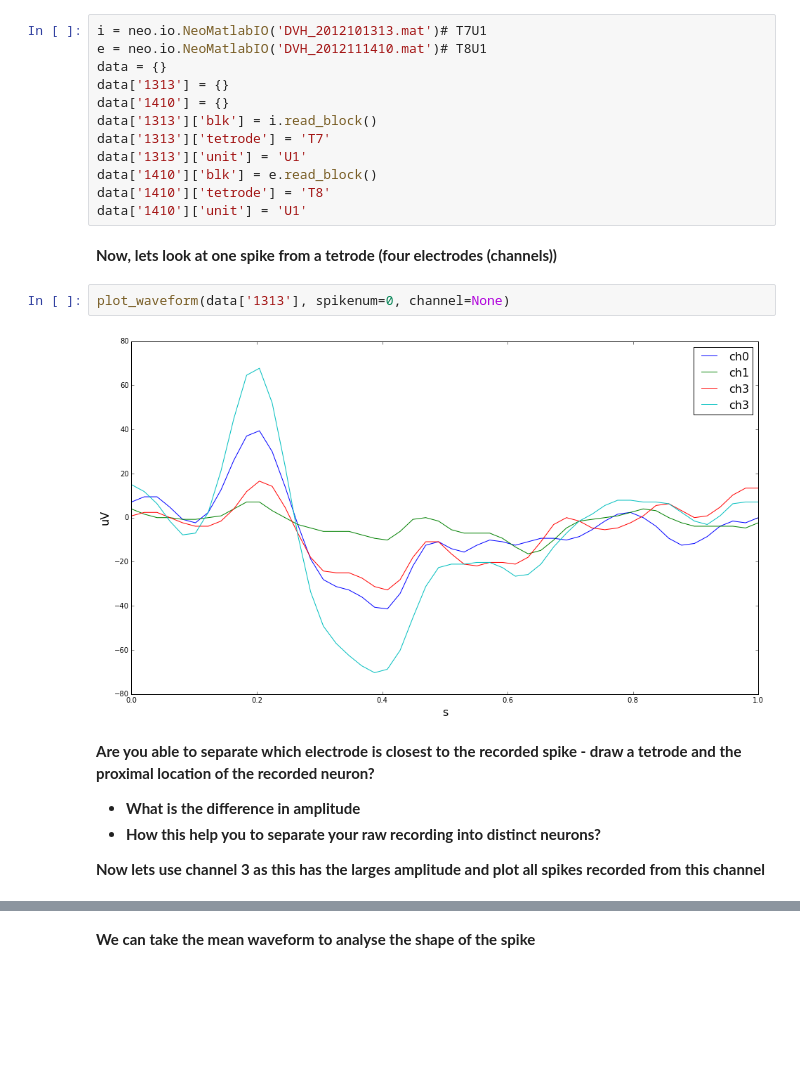
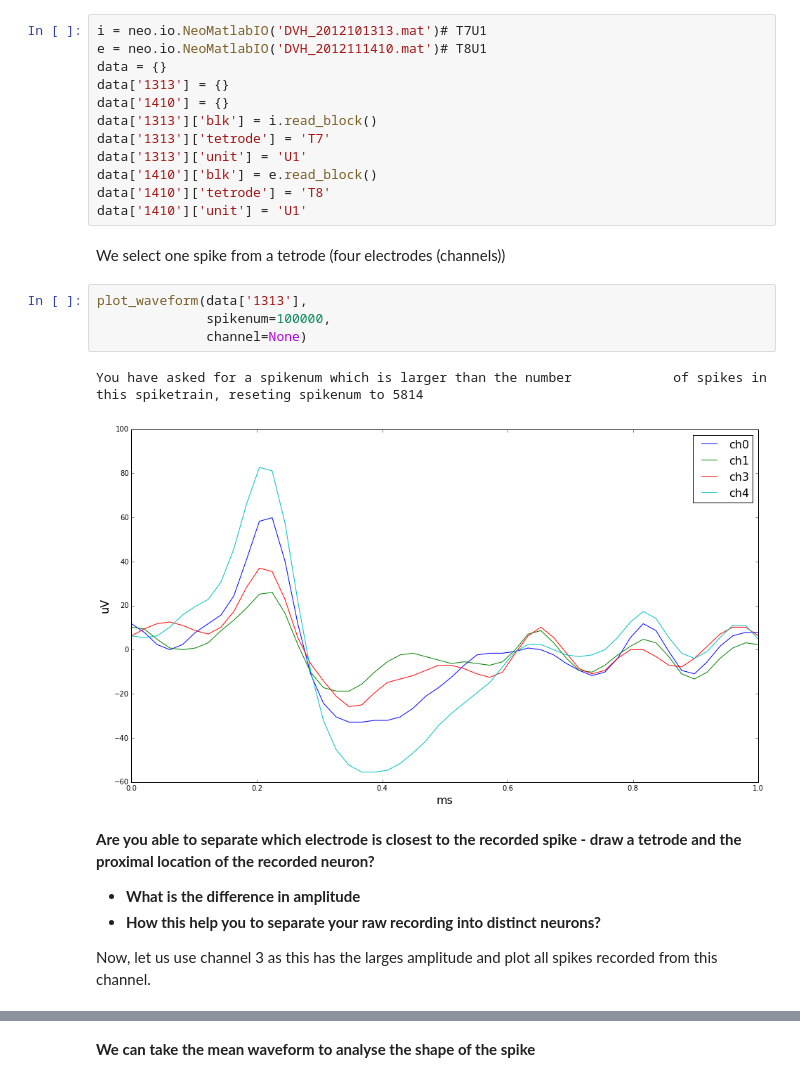
Before and after one commit to CINPLA/SummerSchool2015, a Jupyter notebook: MultiunitExcellAnalysis.ipynb, the cells around one changed output, grey strips where cells are left out. Cells and saved outputs as stored; diff of their text form; blank space fills up the shorter version.

```diff
--- a/MultiunitExcellAnalysis.ipynb
+++ b/MultiunitExcellAnalysis.ipynb
@@ -42,15 +42,18 @@ data['1410']['blk'] = e.read_block()
 data['1410']['tetrode'] = 'T8'
 data['1410']['unit'] = 'U1'
 # %% [markdown]
-**Now, lets look at one spike from a tetrode (four electrodes (channels))**
+We select one spike from a tetrode (four electrodes (channels))
 # %%
-plot_waveform(data['1313'], spikenum=0, channel=None)
+plot_waveform(data['1313'],
+              spikenum=100000,
+              channel=None)
 # %% [output]
+You have asked for a spikenum which is larger than the number             of spikes in this spiketrain, reseting spikenum to 5814
-[figure, old version]
+[figure, new version]
 # %% [markdown]
 **Are you able to separate which electrode is closest to the recorded spike - draw a tetrode and the proximal location of the recorded neuron?**
  * **What is the difference in amplitude**
  * **How this help you to separate your raw recording into distinct neurons?**
 
-**Now lets use channel 3 as this has the larges amplitude and plot all spikes recorded from this channel**
+Now, let us use channel 3 as this has the larges amplitude and plot all spikes recorded from this channel.
 # %%
```
Also changed, not shown: parts of 20 cells of this notebook, 2 other files.
